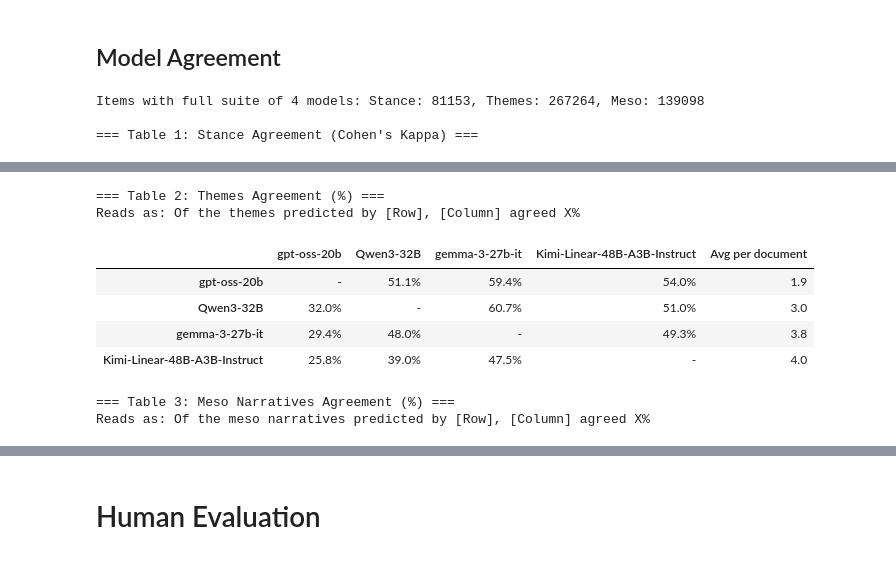
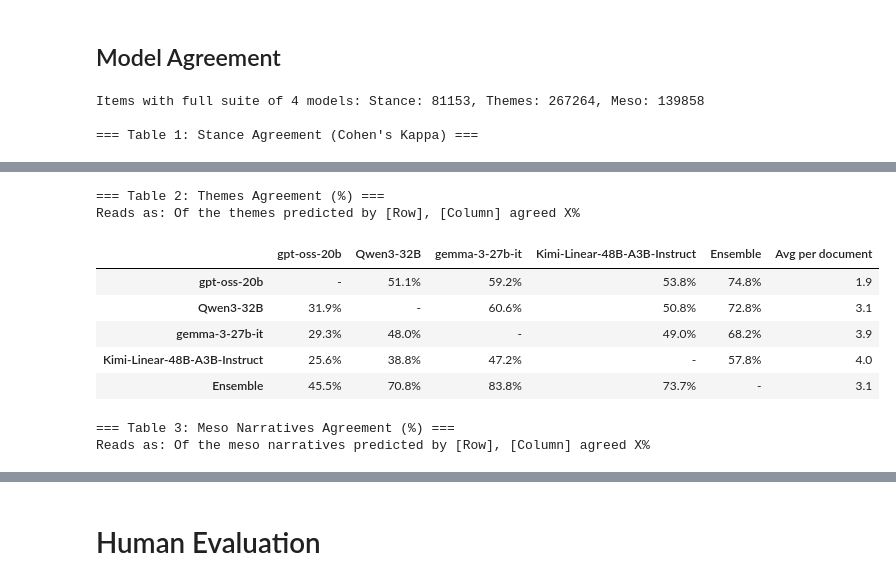
Before and after one commit to oii-seeing-migration/MigNar_FrontEnd_Streamlit, a Jupyter notebook: validation_and_model_comparison.ipynb, the cells around one changed output, grey strips where cells are left out. Saved outputs shown, nothing was run; the diff lists cells and outputs as text; code cells hidden in the pictures.

```diff
--- a/validation_and_model_comparison.ipynb
+++ b/validation_and_model_comparison.ipynb
@@ -901,7 +904,10 @@ with sqlite3.connect(DB_PATH) as conn:
                     raw_annotations[(source, aid)]["meso"][model] = meso_items
         except sqlite3.OperationalError:
             pass
+from collections import Counter
 
+# Extended models list for table iteration
+EXTENDED_MODELS = MODELS + ['Ensemble']
 
 # 2. Extract aligned matrices
 def extract_aligned(task_type):
@@ -912,6 +918,45 @@ def extract_aligned(task_type):
             task_dict = tasks[task_type]
             if all(m in task_dict for m in MODELS):
                 row = {m: task_dict[m] for m in MODELS}
+
+                # Dynamically calculate the Ensemble label to include in the validation matrix
+                if task_type == 'stance':
+                    stances = [task_dict[m] for m in MODELS]
+                    c_open = stances.count("OPEN")
+                    c_restrictive = stances.count("RESTRICTIVE")
+                    c_neutral = stances.count("NEUTRAL")
+                    c_irrelevant = stances.count("IRRELEVANT")
+
+                    counts = {
+                        "OPEN": c_open,
+                        "RESTRICTIVE": c_restrictive,
+                        "NEUTRAL": c_neutral,
+                        "IRRELEVANT": c_irrelevant,
+                    }
+
+                    max_count = max(counts.values()) if counts else 0
+                    winners = [label for label, count in counts.items() if count == max_count]
+
+                    if len(winners) == 1:
+                        ensemble_val = winners[0]
+                    # Tie-breaker logic mirroring the export notebooks
+                    elif "OPEN" in winners and "RESTRICTIVE" in winners and c_open > 0 and c_restrictive > 0:
+                        ensemble_val = "NEUTRAL"
+                    else:
+                        for label in ["IRRELEVANT", "NEUTRAL", "OPEN", "RESTRICTIVE"]:
+                            if label in winners:
+                                ensemble_val = label
+                                break
+                    row['Ensemble'] = ensemble_val
+
+                elif task_type in ('themes', 'meso'):
+                    all_items = []
+                    for m in MODELS:
+                        all_items.extend(task_dict[m])
+                    counts = Counter(all_items)
+                    # Ensemble requires agreement from at least 2 models
+                    row['Ensemble'] = [item for item, count in counts.items() if count >= 2]
+
                 aligned.append(row)
     return aligned
 
@@ -923,11 +968,11 @@ print(f"Items with full suite of {len(MODELS)} models: Stance: {len(stance_data)
 
 # --- TABLE 1: Stance (Cohen's Kappa) ---
 def compute_stance_table():
-    df = pd.DataFrame(index=MODELS, columns=MODELS, dtype=float)
-    arrays = {m: [row[m] for row in stance_data] for m in MODELS}
+    df = pd.DataFrame(index=EXTENDED_MODELS, columns=EXTENDED_MODELS, dtype=float)
+    arrays = {m: [row[m] for row in stance_data] for m in EXTENDED_MODELS}
 
-    for i, m1 in enumerate(MODELS):
-        for j, m2 in enumerate(MODELS):
+    for i, m1 in enumerate(EXTENDED_MODELS):
+        for j, m2 in enumerate(EXTENDED_MODELS):
             if i > j: # lower triangle
                 kappa = cohen_kappa_score(arrays[m1], arrays[m2])
                 df.loc[m1, m2] = round(kappa, 3)
@@ -938,26 +983,26 @@ def compute_stance_table():
 # --- TABLE 2 & 3: Multi-label Asymmetric Agreement ---
 def compute_asymmetric_agreement(data_list, is_meso=False):
     # columns for output tables
-    cols = MODELS + ["Avg per document"]
+    cols = EXTENDED_MODELS + ["Avg per document"]
     if is_meso:
         cols += ["% Pro-immigrant", "% Anti-immigrant"]
 
-    df = pd.DataFrame(index=MODELS, columns=cols)
+    df = pd.DataFrame(index=EXTENDED_MODELS, columns=cols)
     n_docs = len(data_list)
 
     # Pre-calculate totals per model
-    totals = {m: 0 for m in MODELS}
+    totals = {m: 0 for m in EXTENDED_MODELS}
     for row in data_list:
-        for m in MODELS:
+        for m in EXTENDED_MODELS:
             totals[m] += len(row[m])
 
-    for i, m_row in enumerate(MODELS):
+    for i, m_row in enumerate(EXTENDED_MODELS):
         # Average per document
         avg_docs = totals[m_row] / n_docs if n_docs > 0 else 0
         df.loc[m_row, "Avg per document"] = f"{avg_docs:.1f}"
 
         # Cross-model agreement
-        for j, m_col in enumerate(MODELS):
+        for j, m_col in enumerate(EXTENDED_MODELS):
             if i == j:
                 df.loc[m_row, m_col] = "-"
                 continue
@@ -1006,6 +1051,6 @@ print("\n=== Table 3: Meso Narratives Agreement (%) ===")
 print("Reads as: Of the meso narratives predicted by [Row], [Column] agreed X%")
 display(compute_asymmetric_agreement(meso_data, is_meso=True))
 # %% [output]
-Items with full suite of 4 models: Stance: 81153, Themes: 267264, Meso: 139098
+Items with full suite of 4 models: Stance: 81153, Themes: 267264, Meso: 139858
 
 === Table 1: Stance Agreement (Cohen's Kappa) ===
@@ -1017,9 +1063,10 @@ Items with full suite of 4 models: Stance: 81153, Themes: 267264, Meso: 139098
 === Table 2: Themes Agreement (%) ===
 Reads as: Of the themes predicted by [Row], [Column] agreed X%
-|  | gpt-oss-20b | Qwen3-32B | gemma-3-27b-it | Kimi-Linear-48B-A3B-Instruct | Avg per document |
-| gpt-oss-20b | - | 51.1% | 59.4% | 54.0% | 1.9 |
-| Qwen3-32B | 32.0% | - | 60.7% | 51.0% | 3.0 |
-| gemma-3-27b-it | 29.4% | 48.0% | - | 49.3% | 3.8 |
-| Kimi-Linear-48B-A3B-Instruct | 25.8% | 39.0% | 47.5% | - | 4.0 |
+|  | gpt-oss-20b | Qwen3-32B | gemma-3-27b-it | Kimi-Linear-48B-A3B-Instruct | Ensemble | Avg per document |
+| gpt-oss-20b | - | 51.1% | 59.2% | 53.8% | 74.8% | 1.9 |
+| Qwen3-32B | 31.9% | - | 60.6% | 50.8% | 72.8% | 3.1 |
+| gemma-3-27b-it | 29.3% | 48.0% | - | 49.0% | 68.2% | 3.9 |
+| Kimi-Linear-48B-A3B-Instruct | 25.6% | 38.8% | 47.2% | - | 57.8% | 4.0 |
+| Ensemble | 45.5% | 70.8% | 83.8% | 73.7% | - | 3.1 |
 === Table 3: Meso Narratives Agreement (%) ===
 Reads as: Of the meso narratives predicted by [Row], [Column] agreed X%
```
Also changed, not shown: parts of 7 cells of this notebook, 2 other files.
